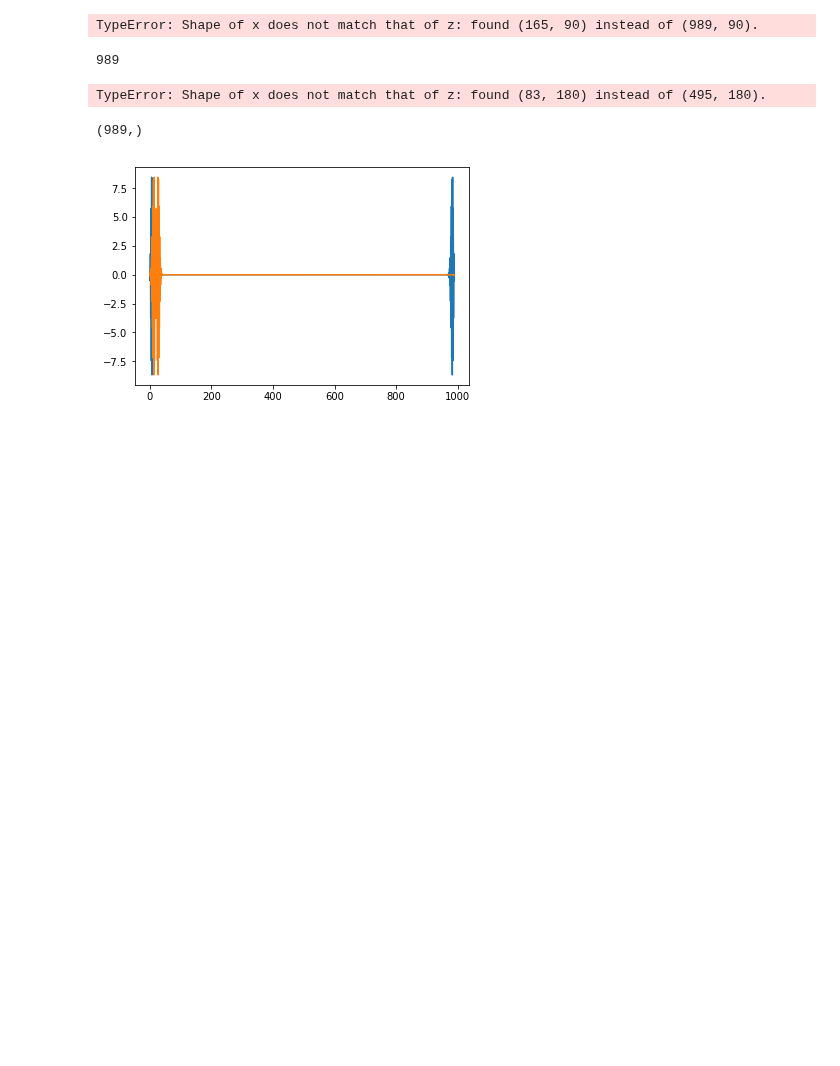
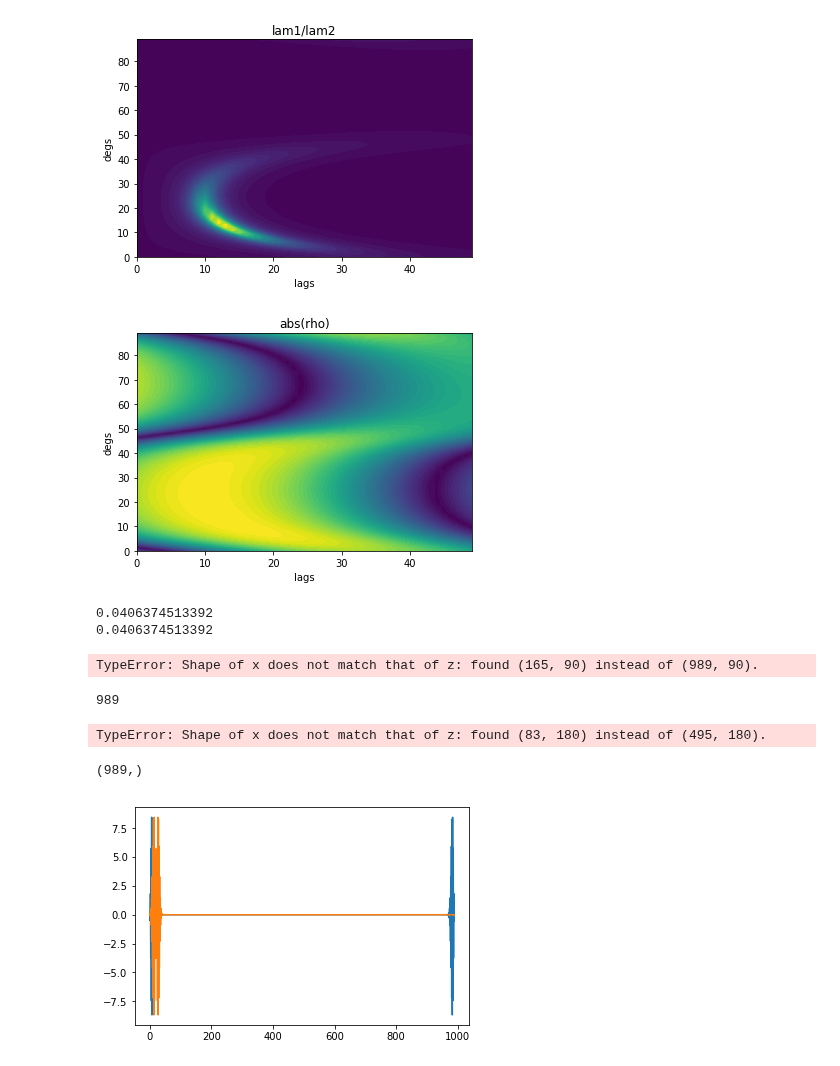
Before and after one commit to JackWalpole/splitwavepy, a Jupyter notebook: devel/Plotting.ipynb, the cells around one changed output. Cells and saved outputs as stored; diff of their text form; code cells hidden in the pictures; blank space fills up the shorter version.

```diff
--- a/devel/Plotting.ipynb
+++ b/devel/Plotting.ipynb
@@ -86,3 +130,43 @@ array([  9.32623107e-04,   9.33309461e-04,   9.33461426e-04,
+# %%
+covrs = sw.core.core.cov_reshape(cov)
+
+shp = covrs.shape
+l0 = np.arange(shp[0])
+d0 = np.arange(shp[1])
+dd, ll = np.meshgrid(l0, d0, indexing='ij')
+
+lam1, lam2 = sw.core.core.covmap2eigvals(covrs)
+plt.contourf( dd, ll, lam1/lam2, 50)
+plt.xlabel('lags')
+plt.ylabel('degs')
+plt.title('lam1/lam2')
+plt.show()
+
+rho = sw.core.core.covmap2rho(covrs)
+plt.contourf( dd, ll, np.abs(rho), 50)
+plt.xlabel('lags')
+plt.ylabel('degs')
+plt.title('abs(rho)')
+plt.show()
+# %% [output]
+[figure, added]
+[figure, added]
+# %%
+x = a.x - np.mean(a.x)
+y = a.y - np.mean(a.y)
+n = x.size
+fx = np.fft.fft(x)
+fy = np.fft.fft(y)
+sumxx = np.sum(x*x)
+sumyy = np.sum(y*y)
+sumxy = np.sum(x*y)
+cxy = np.fft.ifft(fx * fy.conj()).real
+
+print(sumxy)
+print(cxy[0])
+# %% [output]
+0.0406374513392
+0.0406374513392
 # %%
 cov = sw.core.core.gridcovfreq(a.x, a.y, b._ndegs, b._nlags)
 cov.shape
```
Also changed, not shown: parts of 8 cells of this notebook, 2 other files.
